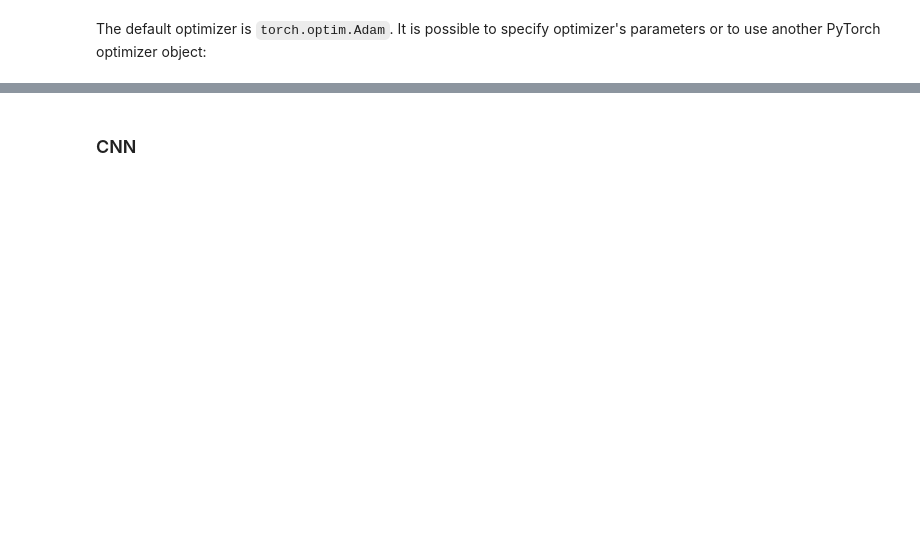
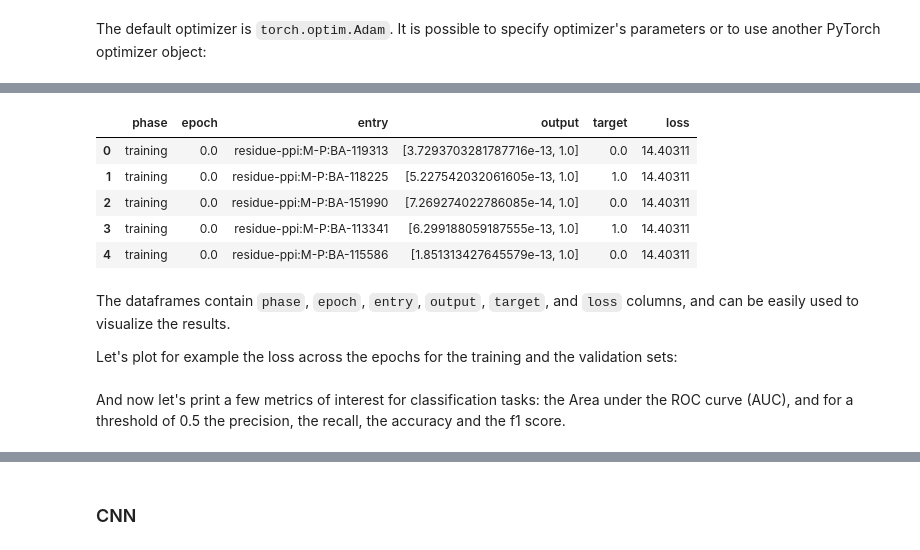
Before and after one commit to DeepRank/deeprank2, a Jupyter notebook: tutorials/training_ppi.ipynb, the cells around one changed output, grey strips where cells are left out. Cells and saved outputs as stored; diff of their text form; code cells hidden in the pictures; blank space fills up the shorter version.

Commit message:
finish training tutorial

```diff
--- a/tutorials/training_ppi.ipynb
+++ b/tutorials/training_ppi.ipynb
@@ -299,0 +350,15 @@ add plot loss, e printa auc, f1 score
+# %%
+output_train = pd.read_hdf(os.path.join(output_path, "gnn_classif", "output_exporter.hdf5"), key="training")
+output_test = pd.read_hdf(os.path.join(output_path, "gnn_classif", "output_exporter.hdf5"), key="testing")
+output_train.head()
+# %% [output]
+|  | phase | epoch | entry | output | target | loss |
+| 0 | training | 0.0 | residue-ppi:M-P:BA-119313 | [3.7293703281787716e-13, 1.0] | 0.0 | 14.40311 |
+| 1 | training | 0.0 | residue-ppi:M-P:BA-118225 | [5.227542032061605e-13, 1.0] | 1.0 | 14.40311 |
+| 2 | training | 0.0 | residue-ppi:M-P:BA-151990 | [7.269274022786085e-14, 1.0] | 0.0 | 14.40311 |
+| 3 | training | 0.0 | residue-ppi:M-P:BA-113341 | [6.299188059187555e-13, 1.0] | 1.0 | 14.40311 |
+| 4 | training | 0.0 | residue-ppi:M-P:BA-115586 | [1.851313427645579e-13, 1.0] | 0.0 | 14.40311 |
+# %% [markdown]
+The dataframes contain `phase`, `epoch`, `entry`, `output`, `target`, and `loss` columns, and can be easily used to visualize the results.
+
+Let's plot for example the loss across the epochs for the training and the validation sets:
@@ -299,0 +381,2 @@ add plot loss, e printa auc, f1 score
+# %% [markdown]
+And now let's print a few metrics of interest for classification tasks: the Area under the ROC curve (AUC), and for a threshold of 0.5 the precision, the recall, the accuracy and the f1 score.
```
Also changed, not shown: parts of 35 cells of this notebook.
